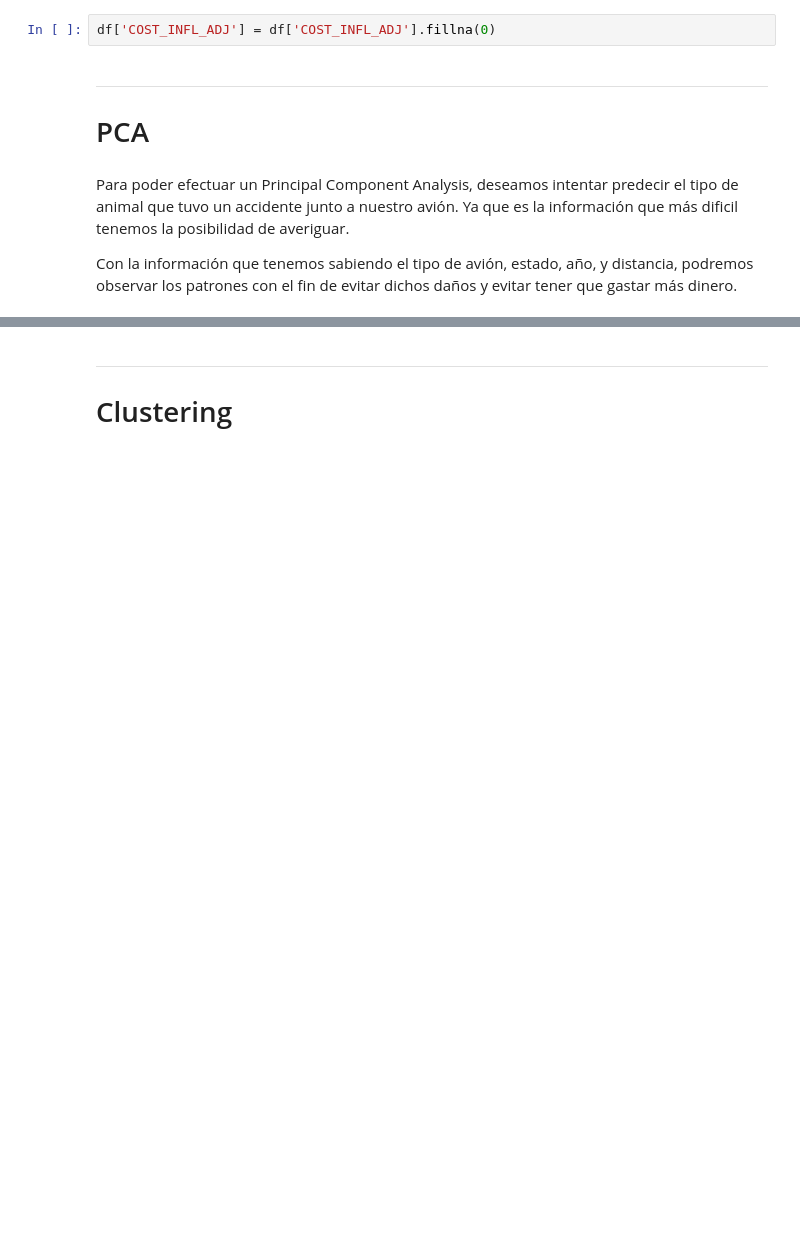
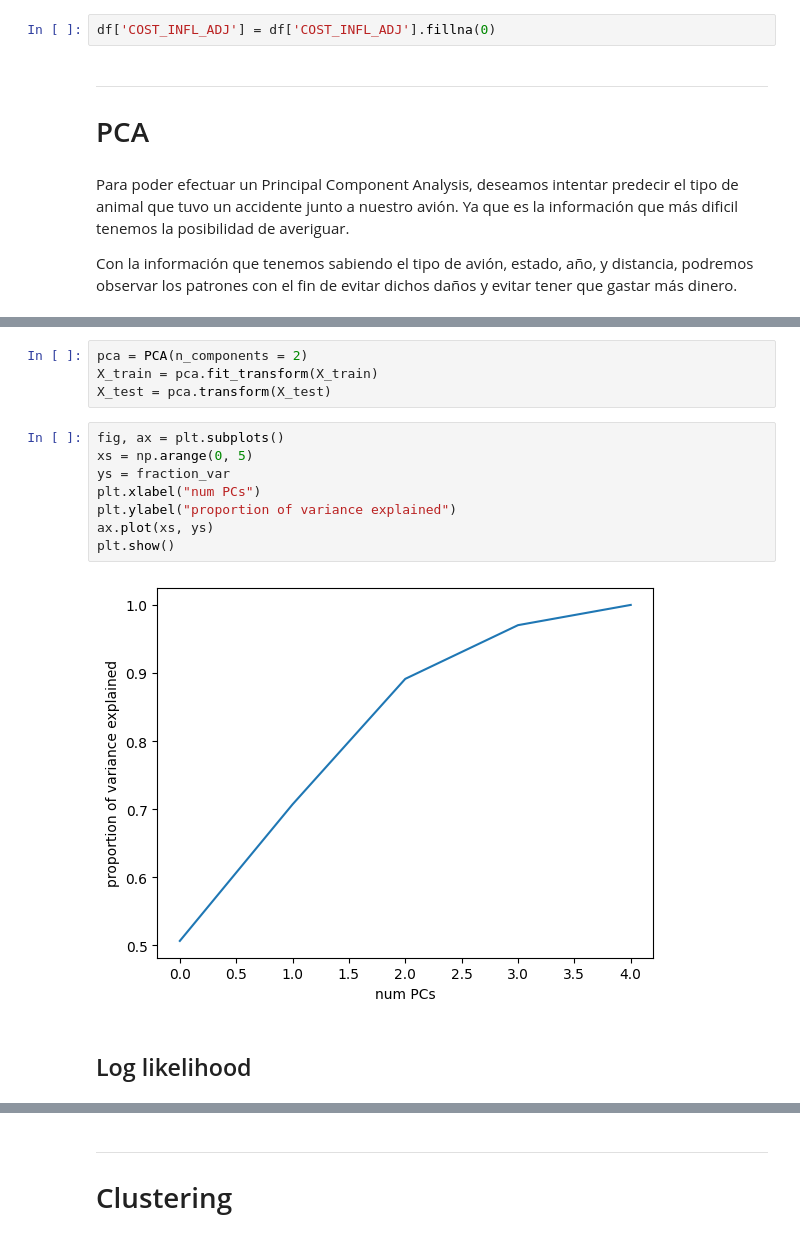
Before and after one commit to LuisBuenoA/Wildlife-Strike-Analysis, a Jupyter notebook: Practica1.ipynb, the cells around one changed output, grey strips where cells are left out. Saved outputs shown, nothing was run; the diff lists cells and outputs as text; blank space fills up the shorter version.

```diff
--- a/Practica1.ipynb
+++ b/Practica1.ipynb
@@ -379,0 +492,16 @@ X.shape, y.shape
+# %%
+pca = PCA(n_components = 2)
+X_train = pca.fit_transform(X_train)
+X_test = pca.transform(X_test)
+# %%
+fig, ax = plt.subplots()
+xs = np.arange(0, 5)
+ys = fraction_var
+plt.xlabel("num PCs")
+plt.ylabel("proportion of variance explained")
+ax.plot(xs, ys)
+plt.show()
+# %% [output]
+[figure, added]
+# %% [markdown]
+## Log likelihood
```
Also changed, not shown: parts of 20 cells of this notebook, 1 other file.
